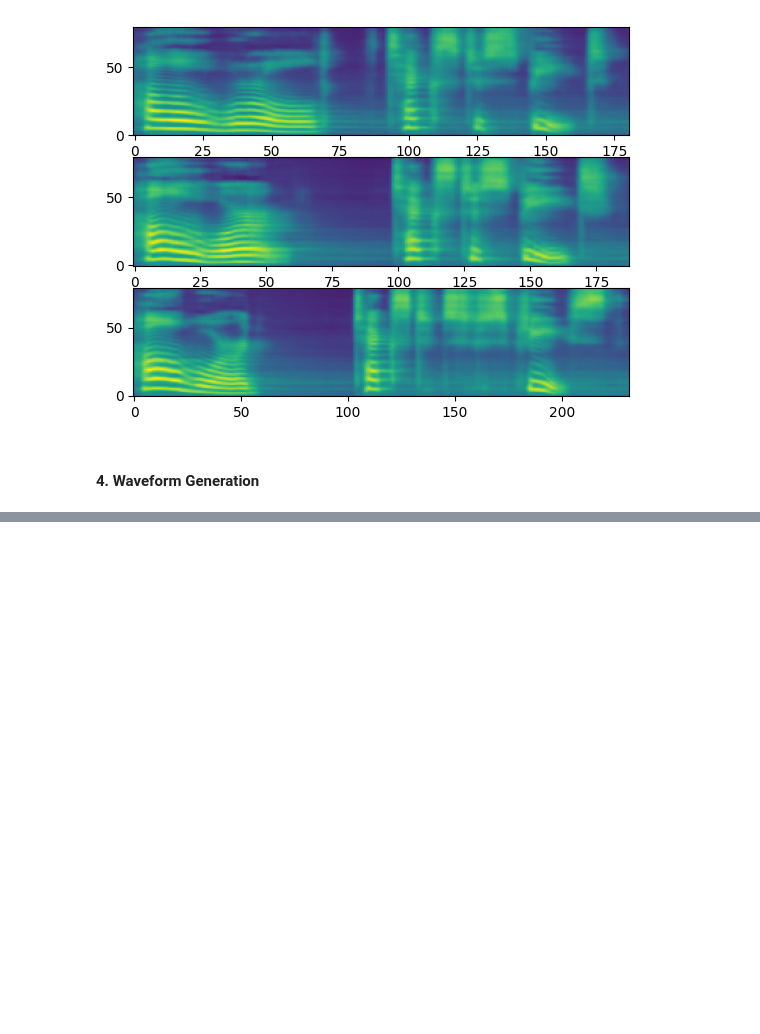
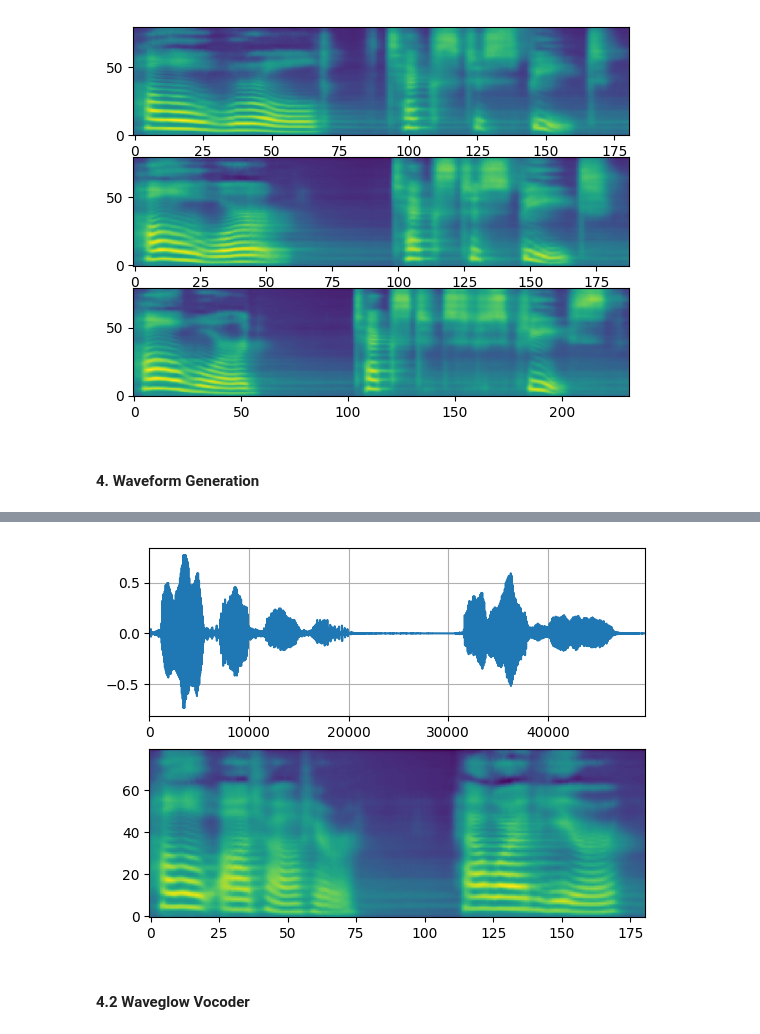
Before and after one commit to attahiruj/TTS---TACOTRON2, a Jupyter notebook: TTS_TACOTRON2.ipynb, the cells around one changed output, grey strips where cells are left out. Cells and saved outputs as stored; diff of their text form; code cells hidden in the pictures; blank space fills up the shorter version.

Commit message:
waveglow

```diff
--- a/TTS_TACOTRON2.ipynb
+++ b/TTS_TACOTRON2.ipynb
@@ -77,7 +77,7 @@ _ = plt.imshow(spectogram[0].cpu().detach(), origin='lower', aspect='auto')
 # %% [output]
 [figure]
 # %%
-def plotter():
+def plot():
 	fig, ax = plt.subplots(3,1)
 	for i in range(3):
 		with torch.inference_mode():
@@ -85,7 +85,7 @@ def plotter():
 		print(spec[0].shape)
 		ax[i].imshow(spec[0].cpu().detach(), origin='lower', aspect='auto')
 
-plotter()
+plot()
 # %% [output]
 torch.Size([80, 181])
 torch.Size([80, 188])
@@ -100,11 +102,11 @@ processor = bundle.get_text_processor()
 tacotron2 = bundle.get_tacotron2().to(device)
 vocoder = bundle.get_vocoder().to(device)
 
-text = "Hello world! Text to speech!"
+text = "Hello Attahiru, How are you?"
 
 with torch.inference_mode():
     processed_text, lengths = processor(text)
     processed_text = processed_text.to(device)
     lengths = lengths.to(device)
     spec, spec_lengths, _ = tacotron2.infer(processed_text, lengths)
-    waveform, lengths = vocoder(spec, spec_lengths)
+waveforms, lengths = vocoder(spec, spec_lengths)
@@ -112,0 +113,14 @@ Downloading: "https://download.pytorch.org/torchaudio/models/wavernn_10k_epochs_
+# %%
+def plot(waveforms, spec, sample_rate):
+    waveforms = waveforms.cpu().detach()
+
+    fig, [ax1, ax2] = plt.subplots(2, 1)
+    ax1.plot(waveforms[0])
+    ax1.set_xlim(0, waveforms.size(-1))
+    ax1.grid(True)
+    ax2.imshow(spec[0].cpu().detach(), origin="lower", aspect="auto")
+    return IPython.display.Audio(waveforms[0:1], rate=sample_rate)
+
+
+plot(waveforms, spec, vocoder.sample_rate)
+# %% [output]
@@ -112,0 +128,3 @@ Downloading: "https://download.pytorch.org/torchaudio/models/wavernn_10k_epochs_
+[figure, added]
+# %% [markdown]
+#### 4.2 Waveglow Vocoder
```
Also changed, not shown: parts of 5 cells of this notebook.
